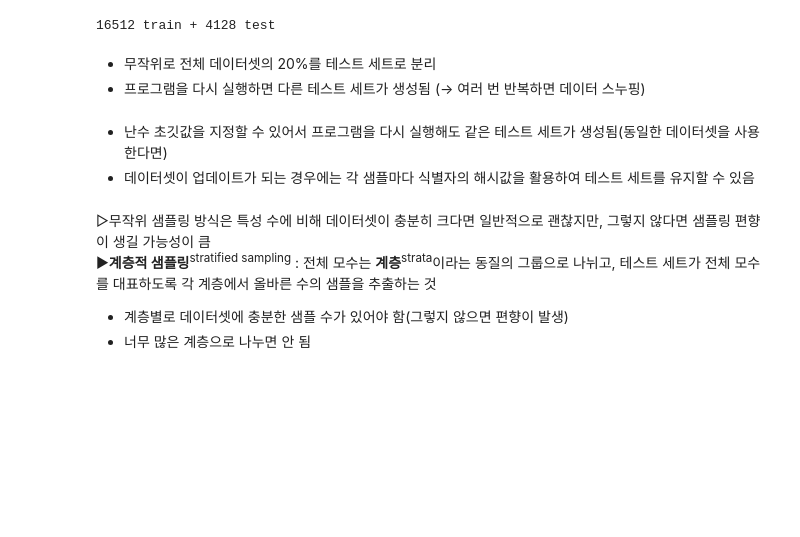
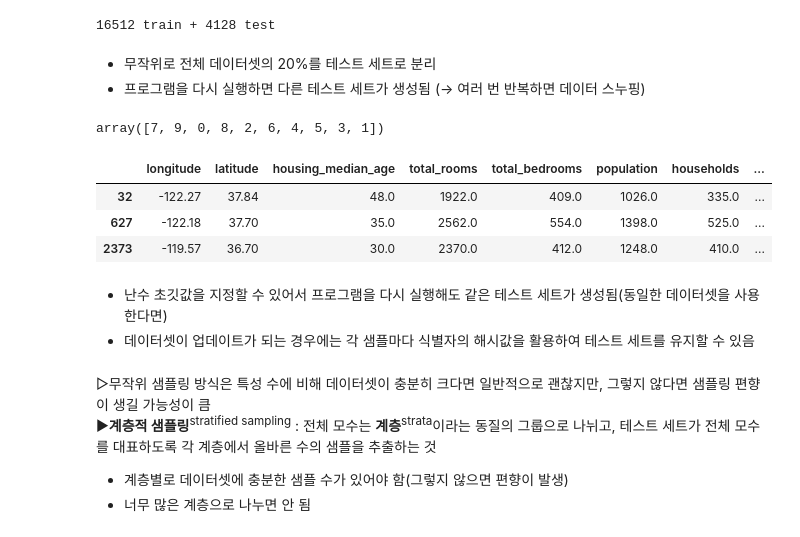
Before and after one commit to link-kut/hands_on_ml_link, a Jupyter notebook: 2-1.ipynb, the cells around one changed output. Drawn from its saved outputs; the diff is of its cells as text; code cells hidden in the pictures; blank space fills up the shorter version.

```diff
--- a/2-1.ipynb
+++ b/2-1.ipynb
@@ -203,6 +207,17 @@ print(len(train_set), "train +", len(test_set), "test")
 # %% [markdown]
 + 무작위로 전체 데이터셋의 20%를 테스트 세트로 분리
 + 프로그램을 다시 실행하면 다른 테스트 세트가 생성됨 (→ 여러 번 반복하면 데이터 스누핑)
+# %%
+np.random.permutation(10)
+# %% [output]
+array([7, 9, 0, 8, 2, 6, 4, 5, 3, 1])
+# %%
+housing.iloc[[32, 627, 2373]]
+# %% [output]
+|  | longitude | latitude | housing_median_age | total_rooms | total_bedrooms | population | households | ... |
+| 32 | -122.27 | 37.84 | 48.0 | 1922.0 | 409.0 | 1026.0 | 335.0 | ... |
+| 627 | -122.18 | 37.70 | 35.0 | 2562.0 | 554.0 | 1398.0 | 525.0 | ... |
+| 2373 | -119.57 | 36.70 | 30.0 | 2370.0 | 412.0 | 1248.0 | 410.0 | ... |
 # %%
 from sklearn.model_selection import train_test_split
 
```
Also changed, not shown: parts of 39 cells of this notebook.
